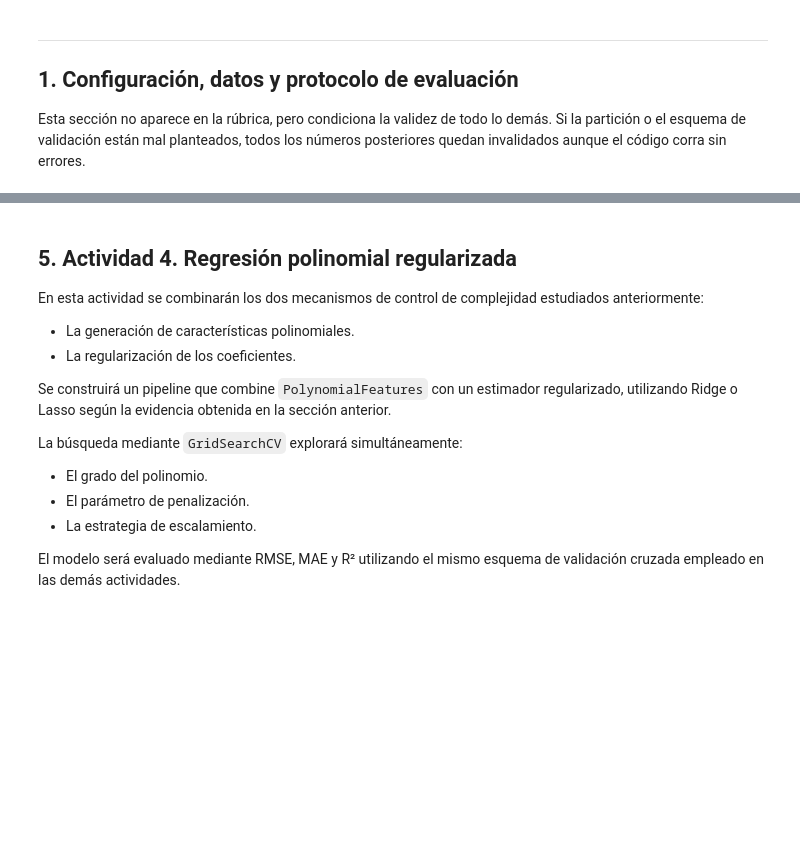
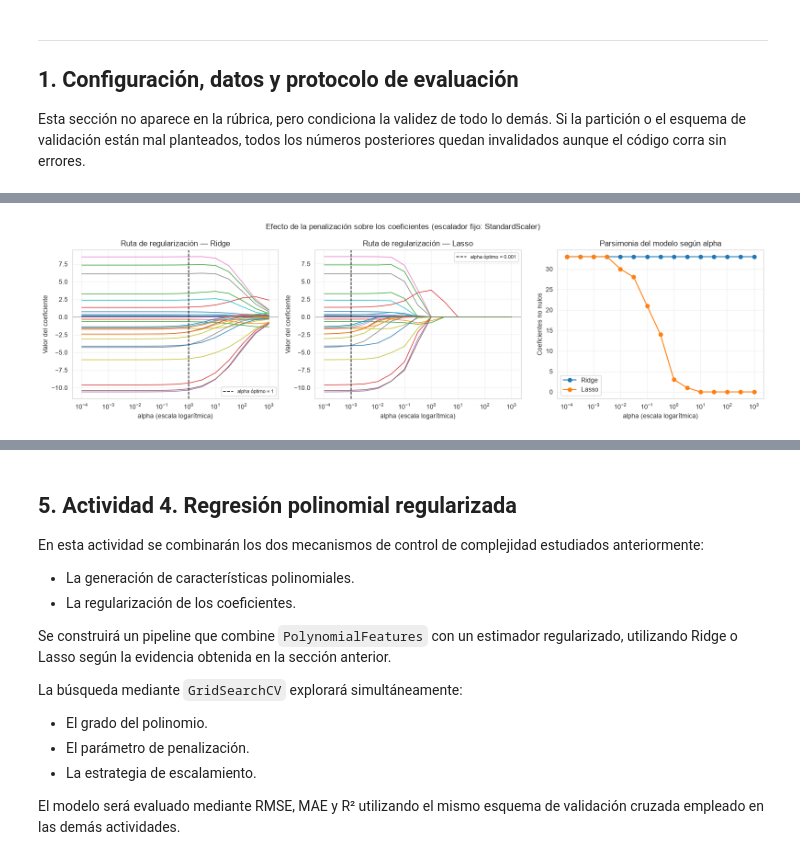
Before and after one commit to juanfochoa/Laboratorio2-Aprendizaje_de_Maquina, a Jupyter notebook: 202620/Laboratorios/L2/Lab2.ipynb, the cells around one changed output, grey strips where cells are left out. Saved outputs shown, nothing was run; the diff lists cells and outputs as text; code cells hidden in the pictures; blank space fills up the shorter version.

```diff
--- a/202620/Laboratorios/L2/Lab2.ipynb
+++ b/202620/Laboratorios/L2/Lab2.ipynb
@@ -950,0 +1236,81 @@ plt.show()
+# %%
+# =====================================================================
+# Ruta de regularización: coeficientes y parsimonia en función de alpha
+# =====================================================================
+
+rutas = {}
+for nombre, constructor in [("Ridge", lambda a: Ridge(alpha=a)),
+                            ("Lasso", lambda a: Lasso(alpha=a, max_iter=100_000))]:
+    matriz = []
+    for a in ALPHAS:
+        pipe = Pipeline(steps=[
+            ("preprocesamiento", construir_preprocesador()),
+            ("modelo", constructor(a)),
+        ]).set_params(preprocesamiento__num__scaler=StandardScaler())
+        pipe.fit(X_train, y_train)
+        matriz.append(pipe.named_steps["modelo"].coef_)
+    rutas[nombre] = np.array(matriz)
+
+nombres_caracteristicas = list(coeficientes["Lineal"].index)
+
+fig, axes = plt.subplots(1, 3, figsize=(16, 4.5))
+
+for ax, nombre, alpha_opt in [(axes[0], "Ridge", alpha_ridge_std),
+                              (axes[1], "Lasso", alpha_lasso_std)]:
+    for j in range(rutas[nombre].shape[1]):
+        ax.plot(ALPHAS, rutas[nombre][:, j], lw=1)
+    ax.axvline(alpha_opt, color="k", ls="--", lw=1.2,
+               label=f"alpha óptimo = {alpha_opt:g}")
+    ax.axhline(0, color="gray", lw=0.8)
+    ax.set_xscale("log")
+    ax.set_xlabel("alpha (escala logarítmica)")
+    ax.set_ylabel("Valor del coeficiente")
+    ax.set_title(f"Ruta de regularización — {nombre}")
+    ax.legend(fontsize=8)
+    ax.grid(True, alpha=0.3)
+
+no_nulos = {n: (np.abs(m) > TOL_CERO).sum(axis=1) for n, m in rutas.items()}
+for nombre, color in [("Ridge", "tab:blue"), ("Lasso", "tab:orange")]:
+    axes[2].plot(ALPHAS, no_nulos[nombre], "o-", label=nombre, color=color)
+axes[2].set_xscale("log")
+axes[2].set_xlabel("alpha (escala logarítmica)")
+axes[2].set_ylabel("Coeficientes no nulos")
+axes[2].set_title("Parsimonia del modelo según alpha")
+axes[2].legend()
+axes[2].grid(True, alpha=0.3)
+
+fig.suptitle("Efecto de la penalización sobre los coeficientes (escalador fijo: StandardScaler)")
+plt.tight_layout()
+plt.show()
+
+# --- Error y parsimonia en función de alpha, para las dos penalizaciones ---
+
+def perfil_alpha(search, nombre_escalador="StandardScaler"):
+    """RMSE de validación cruzada por valor de alpha, restringido a un escalador."""
+    res = pd.DataFrame(search.cv_results_)
+    res["Escalador"] = res["param_preprocesamiento__num__scaler"].apply(
+        lambda s: type(s).__name__)
+    res = res[res["Escalador"] == nombre_escalador].copy()
+    res["alpha"] = res["param_modelo__alpha"].astype(float)
+    res = res.sort_values("alpha")
+    return -res["mean_test_RMSE"].values
+
+
+tabla_parsimonia = pd.DataFrame({
+    "alpha": ALPHAS,
+    "Ridge · RMSE CV": perfil_alpha(grid_ridge),
+    "Ridge · coefs. no nulos": no_nulos["Ridge"],
+    "Lasso · RMSE CV": perfil_alpha(grid_lasso),
+    "Lasso · coefs. no nulos": no_nulos["Lasso"],
+})
+tabla_parsimonia["Lasso · costo vs óptimo (°C)"] = (
+    tabla_parsimonia["Lasso · RMSE CV"] - tabla_parsimonia["Lasso · RMSE CV"].min())
+
+print("Error y parsimonia en función de alpha (escalador fijo: StandardScaler).")
+print(f"Referencia: el modelo nulo obtiene RMSE = {rmse_nulo:.4f} °C.")
+display(tabla_parsimonia.style.format({
+    "alpha": "{:.4g}", "Ridge · RMSE CV": "{:.4f}", "Lasso · RMSE CV": "{:.4f}",
+    "Lasso · costo vs óptimo (°C)": "{:+.4f}",
+}))
+# %% [output]
+[figure, added]
```
Also changed, not shown: parts of 82 cells of this notebook.
